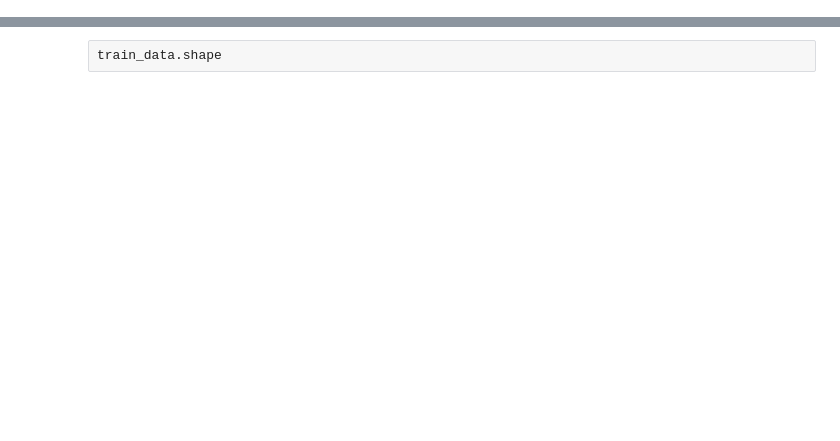
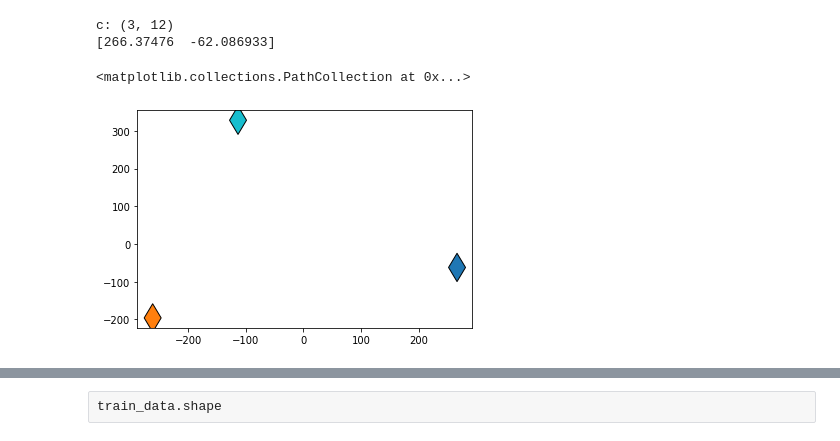
Before and after one commit to BhujayKumarBhatta/OCLog, a Jupyter notebook: oclog/openset/notebooks/visual_pretraining.ipynb, the cells around one changed output, grey strips where cells are left out. Saved outputs shown, nothing was run; the diff lists cells and outputs as text; code cells hidden in the pictures; blank space fills up the shorter version.

```diff
--- a/oclog/openset/notebooks/visual_pretraining.ipynb
+++ b/oclog/openset/notebooks/visual_pretraining.ipynb
@@ -101,0 +147,11 @@ bglog.train_df
+# %%
+c = oset.centroids.numpy()
+print('c:', c.shape)
+cout = tsne.fit_transform(c)
+print(cout[0])
+plt.scatter(cout[:, 0], cout[:, -1], c=[0, 1, 9], s=400, cmap='tab10', marker=r'd', edgecolors= 'k')
+# %% [output]
+c: (3, 12)
+[266.37476  -62.086933]
+<matplotlib.collections.PathCollection at 0x...>
+[figure, added]
```
Also changed, not shown: parts of 42 cells of this notebook, 3 other files.
